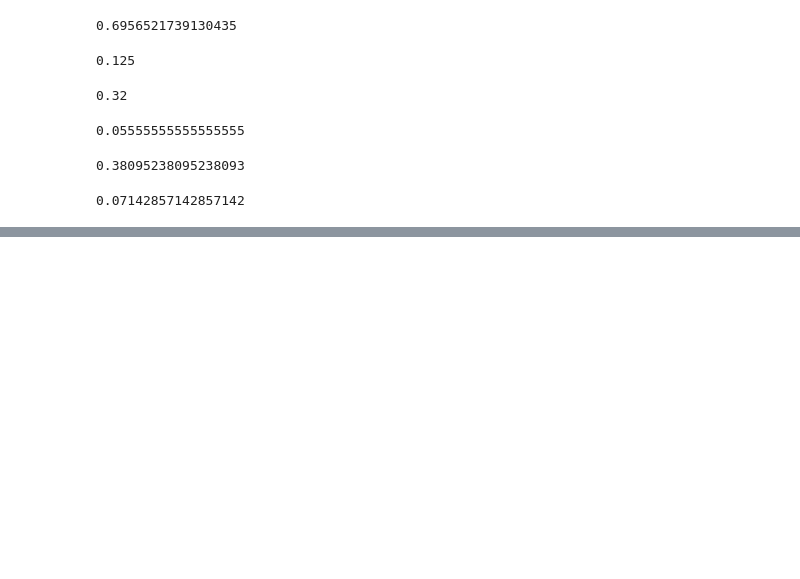
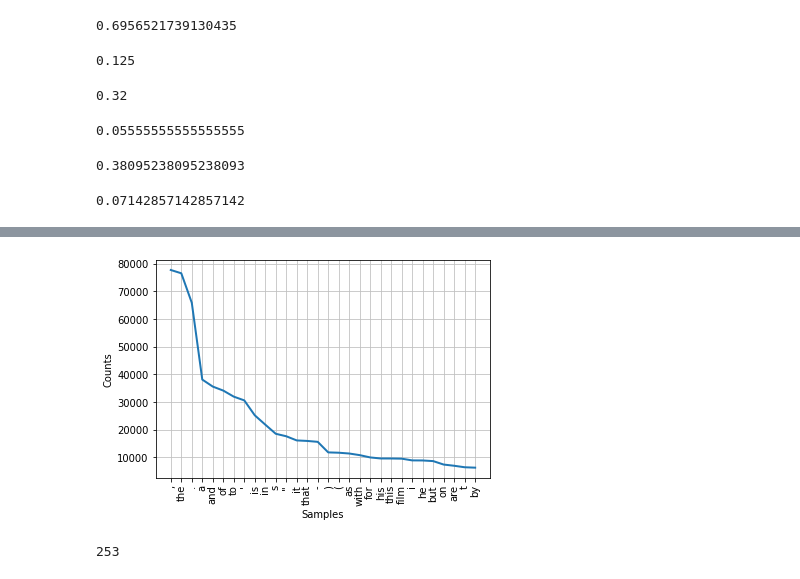
Before and after one commit to niklaust/Natural-Language-Processing, a Jupyter notebook: NLTK_for_NLP_notebook_of_niklaust.ipynb, the cells around one changed output, grey strips where cells are left out. Drawn from its saved outputs; the diff is of its cells as text; code cells hidden in the pictures; blank space fills up the shorter version.

```diff
--- a/NLTK_for_NLP_notebook_of_niklaust.ipynb
+++ b/NLTK_for_NLP_notebook_of_niklaust.ipynb
@@ -815,0 +843,16 @@ print(w1.path_similarity(w2))
+# %%
+all_words = []
+
+for w in movie_reviews.words():
+  all_words.append(w.lower())
+# %%
+freq_dist = nltk.FreqDist(all_words)
+# print(all_words.most_common(15))
+# %%
+freq_dist.plot(30);
+# %% [output]
+[figure, added]
+# %%
+print(freq_dist["stupid"])
+# %% [output]
+253
```
Also changed, not shown: parts of 41 cells of this notebook.
